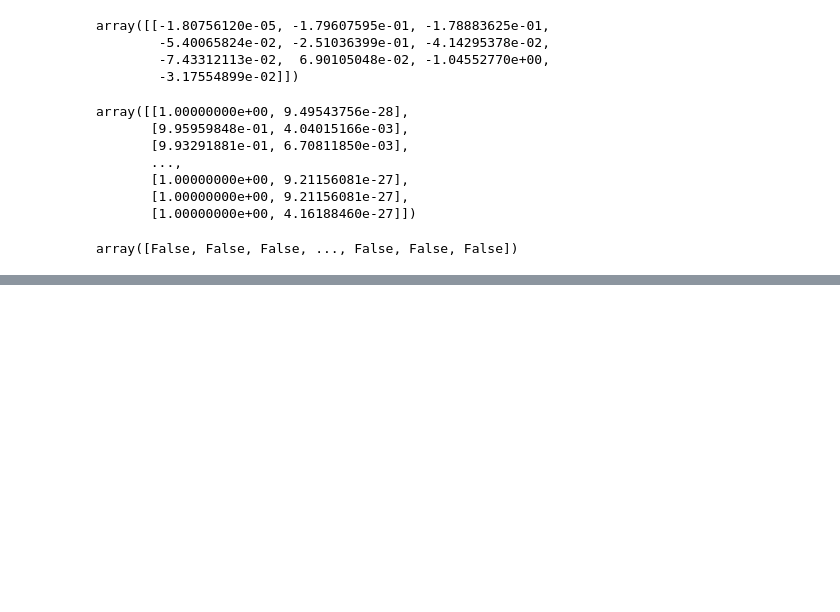
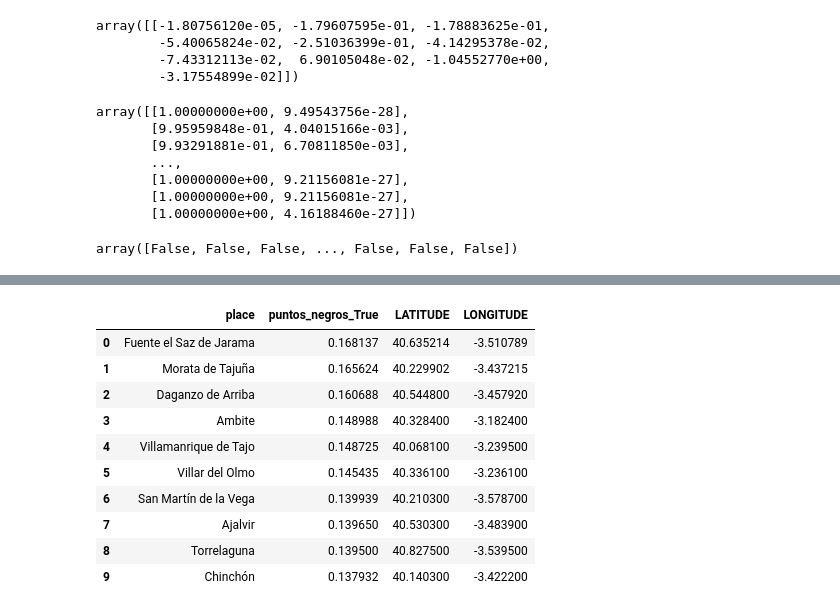
Before and after one commit to aaguiare/final_project_ironhack, a Jupyter notebook: notebooks/Model preparation_combined dfs.ipynb, the cells around one changed output, grey strips where cells are left out. Cells and saved outputs as stored; diff of their text form; code cells hidden in the pictures; blank space fills up the shorter version.

```diff
--- a/notebooks/Model preparation_combined dfs.ipynb
+++ b/notebooks/Model preparation_combined dfs.ipynb
@@ -436,0 +572,3 @@ array([False, False, False, ..., False, False, False])
+# %%
+location_top10 = pd.read_csv('../data/Madrid/location_top10.csv', sep = ';')
+location_top10
@@ -436,0 +587,21 @@ array([False, False, False, ..., False, False, False])
+# %%
+location_top10_clean = location_top10.drop(['place'], axis=1)
+# %%
+df1_reset = final_df.reset_index(drop=True)
+df2_reset = location_top10_clean.reset_index(drop=True)
+# %%
+completedf = pd.concat([df1_reset, df2_reset], axis=1)
+# %%
+completedf
+# %% [output]
+|  | place | puntos_negros_True | LATITUDE | LONGITUDE |
+| 0 | Fuente el Saz de Jarama | 0.168137 | 40.635214 | -3.510789 |
+| 1 | Morata de Tajuña | 0.165624 | 40.229902 | -3.437215 |
+| 2 | Daganzo de Arriba | 0.160688 | 40.544800 | -3.457920 |
+| 3 | Ambite | 0.148988 | 40.328400 | -3.182400 |
+| 4 | Villamanrique de Tajo | 0.148725 | 40.068100 | -3.239500 |
+| 5 | Villar del Olmo | 0.145435 | 40.336100 | -3.236100 |
+| 6 | San Martín de la Vega | 0.139939 | 40.210300 | -3.578700 |
+| 7 | Ajalvir | 0.139650 | 40.530300 | -3.483900 |
+| 8 | Torrelaguna | 0.139500 | 40.827500 | -3.539500 |
+| 9 | Chinchón | 0.137932 | 40.140300 | -3.422200 |
```
Also changed, not shown: parts of 18 cells of this notebook, 3 other files.
